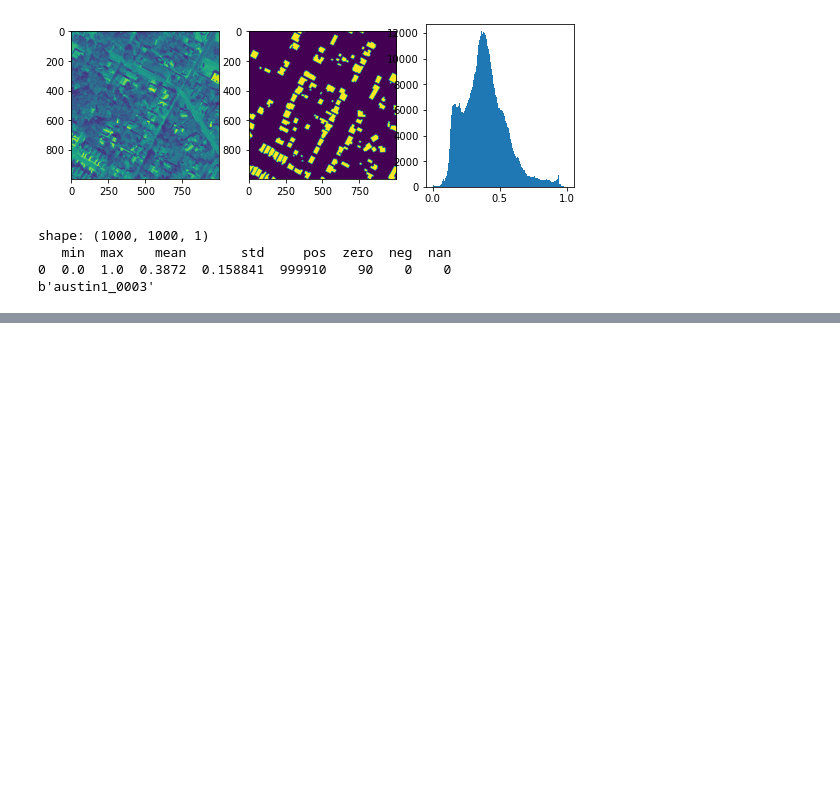
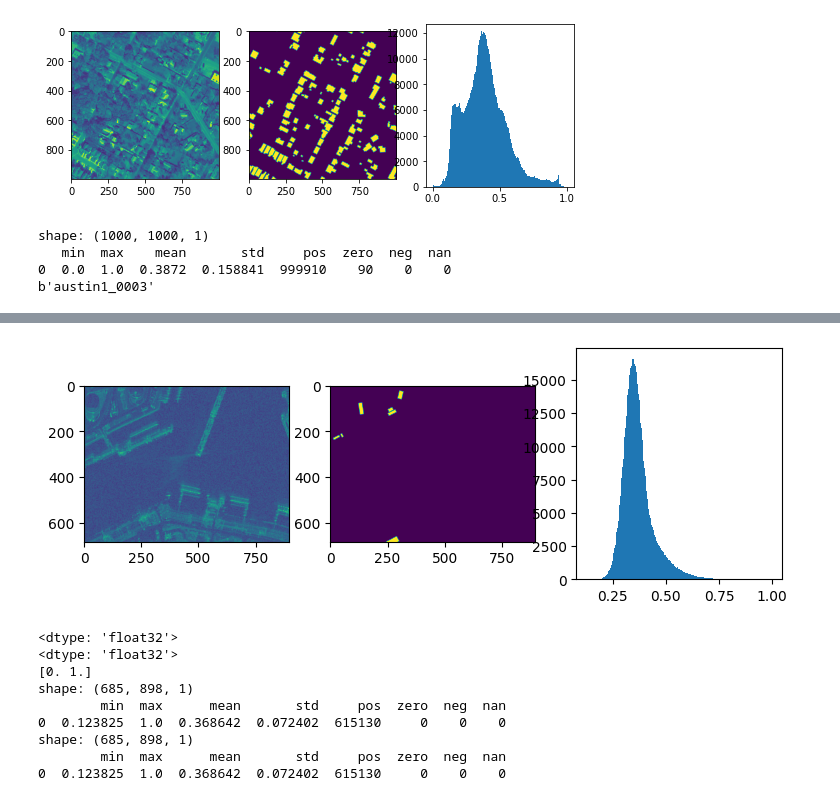
Before and after one commit to sandhi-artha/sn6_aug, a Jupyter notebook: notebook/inria.ipynb, the cells around one changed output, grey strips where cells are left out. Drawn from its saved outputs; the diff is of its cells as text; code cells hidden in the pictures; blank space fills up the shorter version.

```diff
--- a/notebook/inria.ipynb
+++ b/notebook/inria.ipynb
@@ -348,0 +421,25 @@ b'austin1_0003'
+# %%
+sar_ds = tf.data.TFRecordDataset(sar_fns)
+for img, label, fn in sar_ds.map(read_tfrecord).take(1):
+    f,[ax1,ax2,ax3] = plt.subplots(1,3,figsize=(9,3))
+    ax1.imshow(img.numpy()[:,:,0])
+    ax2.imshow(label.numpy()[:,:,0])
+    show_hist(img.numpy(),ax=ax3)
+    plt.show()
+
+print(img.dtype)
+print(label.dtype)
+print(np.unique(label.numpy()))
+show_stats(img.numpy())
+show_stats(img.numpy())
+# %% [output]
+[figure, added]
+<dtype: 'float32'>
+<dtype: 'float32'>
+[0. 1.]
+shape: (685, 898, 1)
+        min  max      mean       std     pos  zero  neg  nan
+0  0.123825  1.0  0.368642  0.072402  615130     0    0    0
+shape: (685, 898, 1)
+        min  max      mean       std     pos  zero  neg  nan
+0  0.123825  1.0  0.368642  0.072402  615130     0    0    0
```
Also changed, not shown: parts of 12 cells of this notebook.
